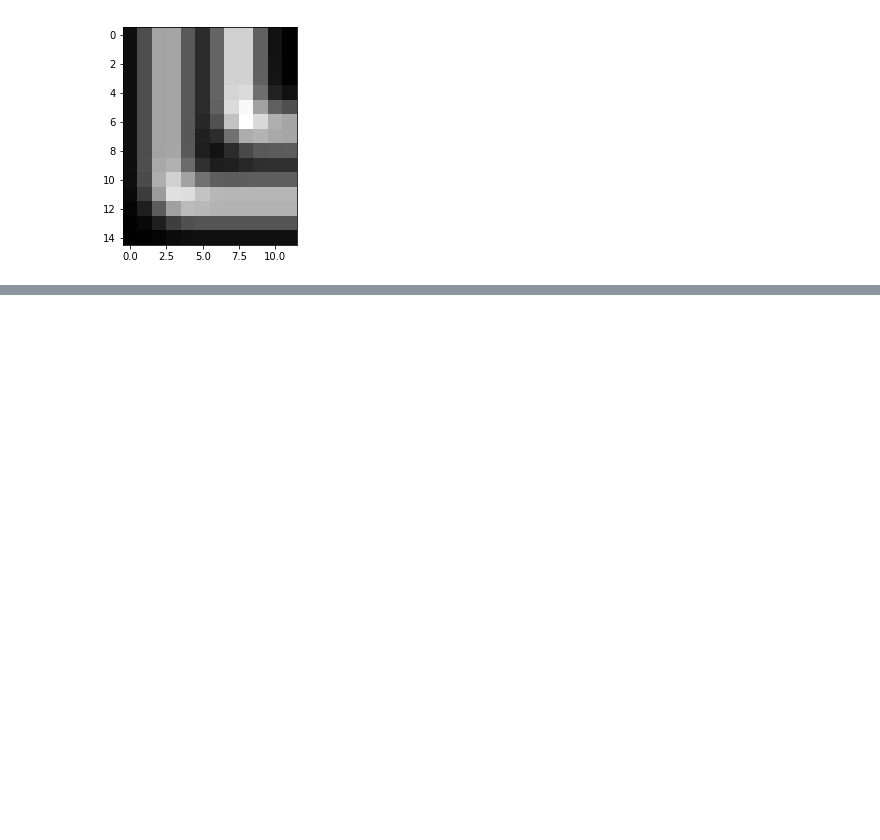
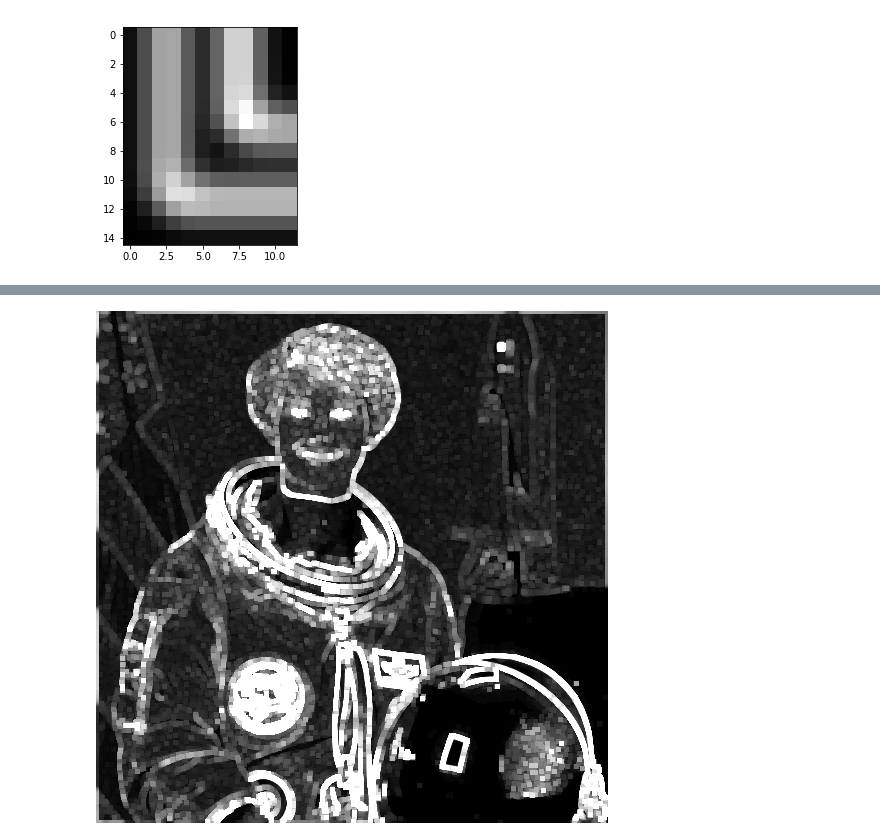
Before and after one commit to cxt106/PythonImagingBasic, a Jupyter notebook: 3-Filtering.ipynb, the cells around one changed output, grey strips where cells are left out. Cells and saved outputs as stored; diff of their text form; code cells hidden in the pictures; blank space fills up the shorter version.

```diff
--- a/3-Filtering.ipynb
+++ b/3-Filtering.ipynb
@@ -207,0 +254,8 @@ plt.imshow(jax2_blur[130:145, 253:265], cmap='gray');
+# %%
+pil_image = Image.fromarray((image * 255).astype('uint8'))
+
+kernel = (-1,-1,-1,-1,8,-1,-1,-1,-1)
+pil_edges = pil_image.filter(ImageFilter.Kernel(size=(3,3), kernel=kernel, scale=1, offset=0))
+pil_edges.filter(ImageFilter.MaxFilter(5))
+# %% [output]
+[figure, added]
```
Also changed, not shown: parts of 7 cells of this notebook.
